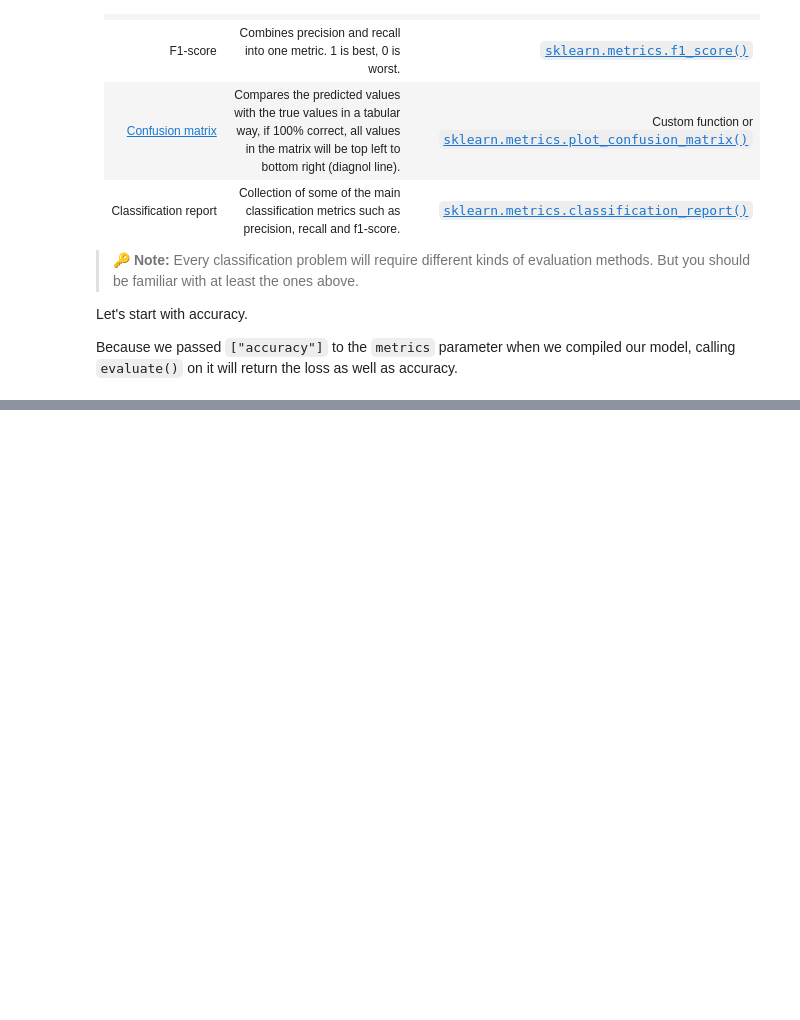
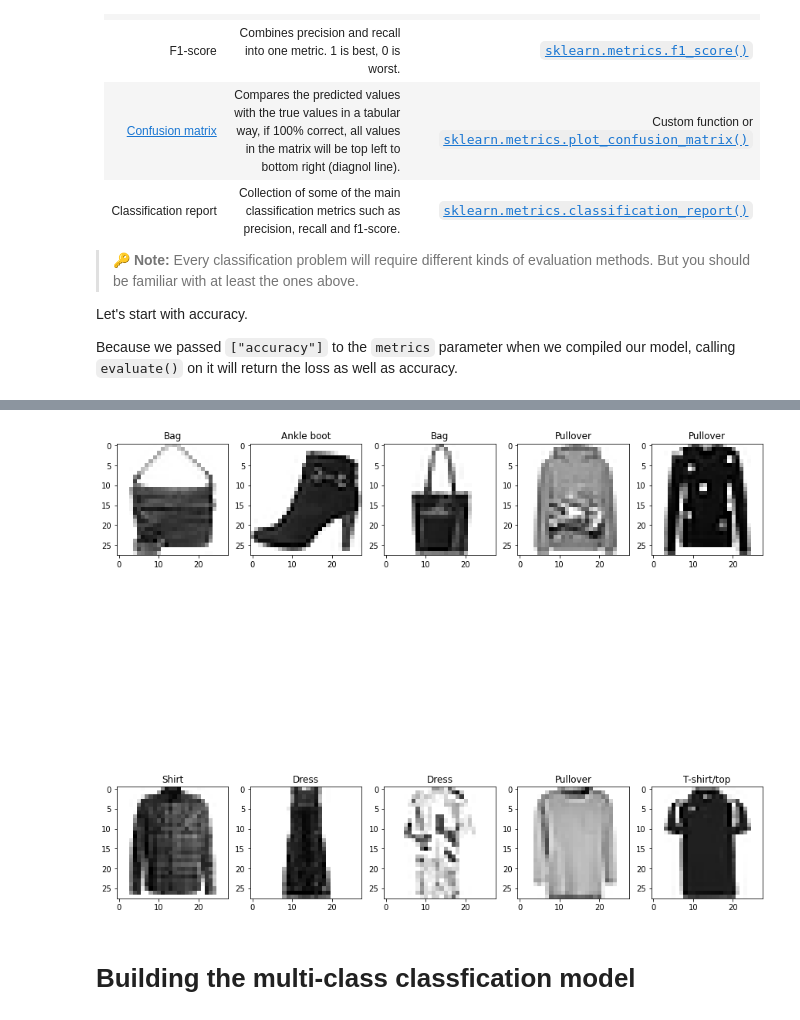
Before and after one commit to unaveenj/Tensorflow-and-Deeplearning-Refresher-, a Jupyter notebook: Tensorflow_Classfication_Problem.ipynb, the cells around one changed output, grey strips where cells are left out. Cells and saved outputs as stored; diff of their text form; code cells hidden in the pictures; blank space fills up the shorter version.

```diff
--- a/Tensorflow_Classfication_Problem.ipynb
+++ b/Tensorflow_Classfication_Problem.ipynb
@@ -552,0 +700,12 @@ Because we passed `["accuracy"]` to the `metrics` parameter when we compiled our
+# %%
+# Plot multiple random images of fashin Minst
+plt.figure(figsize=(15,15))
+for i in range(10):
+  ax = plt.subplot(2,5,i+1)
+  number = random.randint(0,len(train_data))
+  plt.imshow(train_data[number],cmap=plt.cm.binary)
+  plt.title(f"{class_names[train_labels[number]]}")
+# %% [output]
+[figure, added]
+# %% [markdown]
+# Building the multi-class classfication model
```
Also changed, not shown: parts of 41 cells of this notebook.
